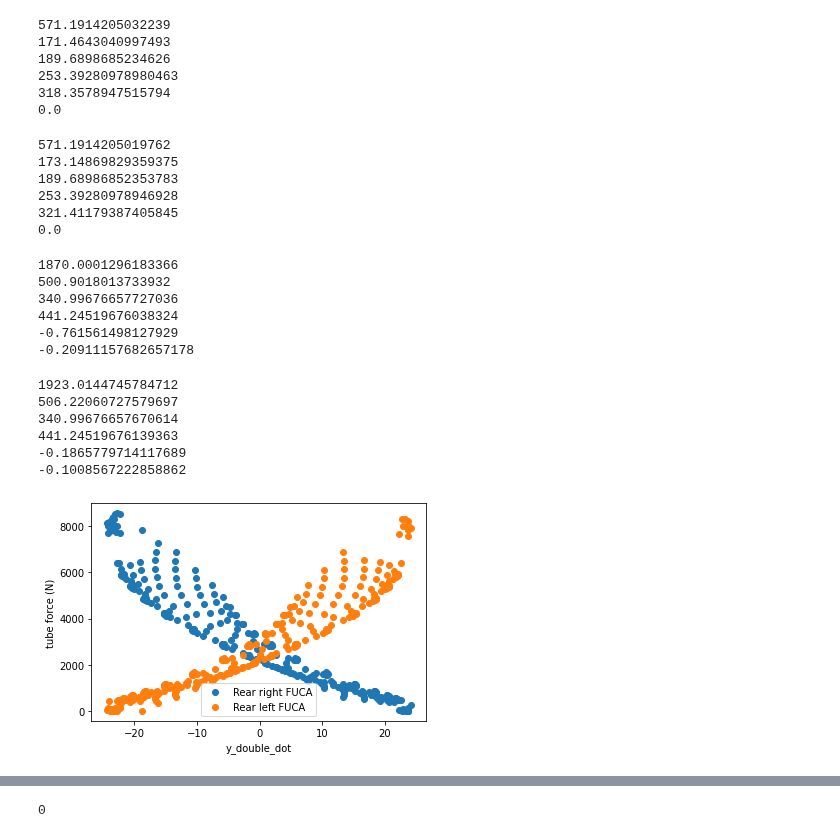
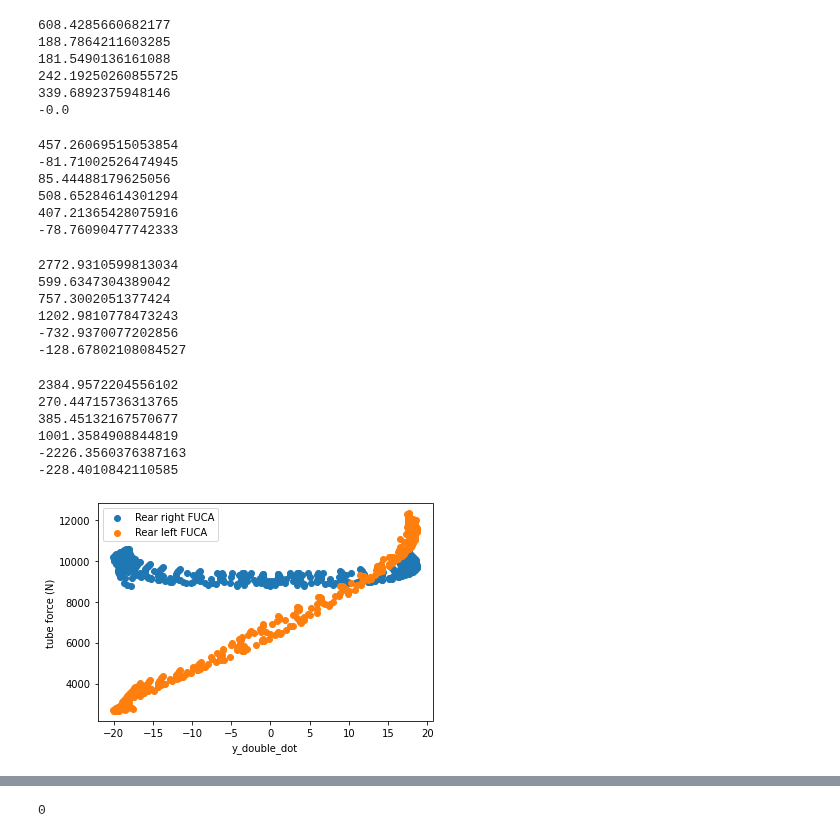
Before and after one commit to LonghornRacingElectric/magic_moment_method, a Jupyter notebook: analysis/MMM_plotter_tubes.ipynb, the cells around one changed output, grey strips where cells are left out. Cells and saved outputs as stored; diff of their text form; code cells hidden in the pictures.

```diff
--- a/analysis/MMM_plotter_tubes.ipynb
+++ b/analysis/MMM_plotter_tubes.ipynb
@@ -52,54 +52,54 @@ body_slip
 steered_angle
 s_dot
 # %%
-for tube in ['FUCA', 'RUCA', 'FLCA', 'RLCA', 'p_rod', 'toe_link']:
-    print(df['front_left_tire_tube_force_{}'.format(tube)].max() / 4.448)
+for tube in ['FUCA', 'RUCA', 'FLCA', 'RLCA', 'pullrod', 'toe_link']:
+    print(df['front_left_{}_force'.format(tube)].max() / 4.448)
 # %% [output]
-571.1914205032239
-171.4643040997493
-189.6898685234626
-253.39280978980463
-318.3578947515794
-0.0
+608.4285660682177
+188.7864211603285
+181.5490136161088
+242.19250260855725
+339.6892375948146
+-0.0
 # %%
-for tube in ['FUCA', 'RUCA', 'FLCA', 'RLCA', 'p_rod', 'toe_link']:
-    print(df['front_right_tire_tube_force_{}'.format(tube)].max() / 4.448)
+for tube in ['FUCA', 'RUCA', 'FLCA', 'RLCA', 'pullrod', 'toe_link']:
+    print(df['front_right_{}_force'.format(tube)].max() / 4.448)
 # %% [output]
-571.1914205019762
-173.14869829359375
-189.68986852353783
-253.39280978946928
-321.41179387405845
-0.0
+457.26069515053854
+-81.71002526474945
+85.44488179625056
+508.65284614301294
+407.21365428075916
+-78.76090477742333
 # %%
-for tube in ['FUCA', 'RUCA', 'FLCA', 'RLCA', 'p_rod', 'toe_link']:
-    print(df['rear_left_tire_tube_force_{}'.format(tube)].max() / 4.448)
+for tube in ['FUCA', 'RUCA', 'FLCA', 'RLCA', 'pullrod', 'toe_link']:
+    print(df['rear_left_{}_force'.format(tube)].max() / 4.448)
 # %% [output]
-1870.0001296183366
-500.9018013733932
-340.99676657727036
-441.24519676038324
--0.761561498127929
--0.20911157682657178
+2772.9310599813034
+599.6347304389042
+757.3002051377424
+1202.9810778473243
+-732.9370077202856
+-128.67802108084527
 # %%
-for tube in ['FUCA', 'RUCA', 'FLCA', 'RLCA', 'p_rod', 'toe_link']:
-    print(df['rear_right_tire_tube_force_{}'.format(tube)].max() / 4.448)
+for tube in ['FUCA', 'RUCA', 'FLCA', 'RLCA', 'pullrod', 'toe_link']:
+    print(df['rear_right_{}_force'.format(tube)].max() / 4.448)
 # %% [output]
-1923.0144745784712
-506.22060727579697
-340.99676657670614
-441.24519676139363
--0.1865779714117689
--0.1008567222858862
+2384.9572204556102
+270.44715736313765
+385.45132167570677
+1001.3584908844819
+-2226.3560376387163
+-228.4010842110585
 # %%
 fig = plt.figure()
-plt.scatter(df['y_double_dot'], df['rear_right_tire_tube_force_FUCA'], label='Rear right FUCA')
-plt.scatter(df['y_double_dot'], df['rear_left_tire_tube_force_FUCA'], label='Rear left FUCA')
+plt.scatter(df['y_double_dot'], df['rear_right_FUCA_force'], label='Rear right FUCA')
+plt.scatter(df['y_double_dot'], df['rear_left_FUCA_force'], label='Rear left FUCA')
 plt.xlabel('y_double_dot')
 plt.ylabel('tube force (N)')
 plt.legend()
 plt.show()
 # %% [output]
-[figure, old version]
+[figure, new version]
 # %%
 fig = plt.figure()
```
Also changed, not shown: parts of 9 cells of this notebook, 2 other files.
